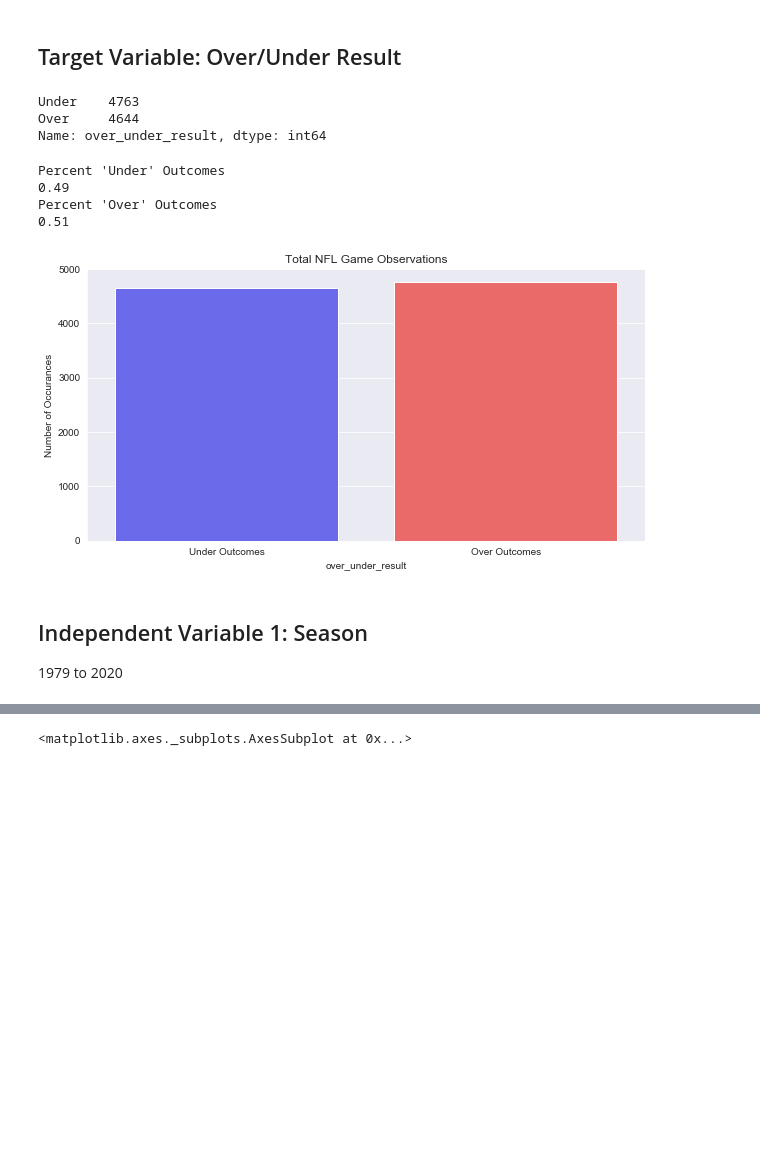
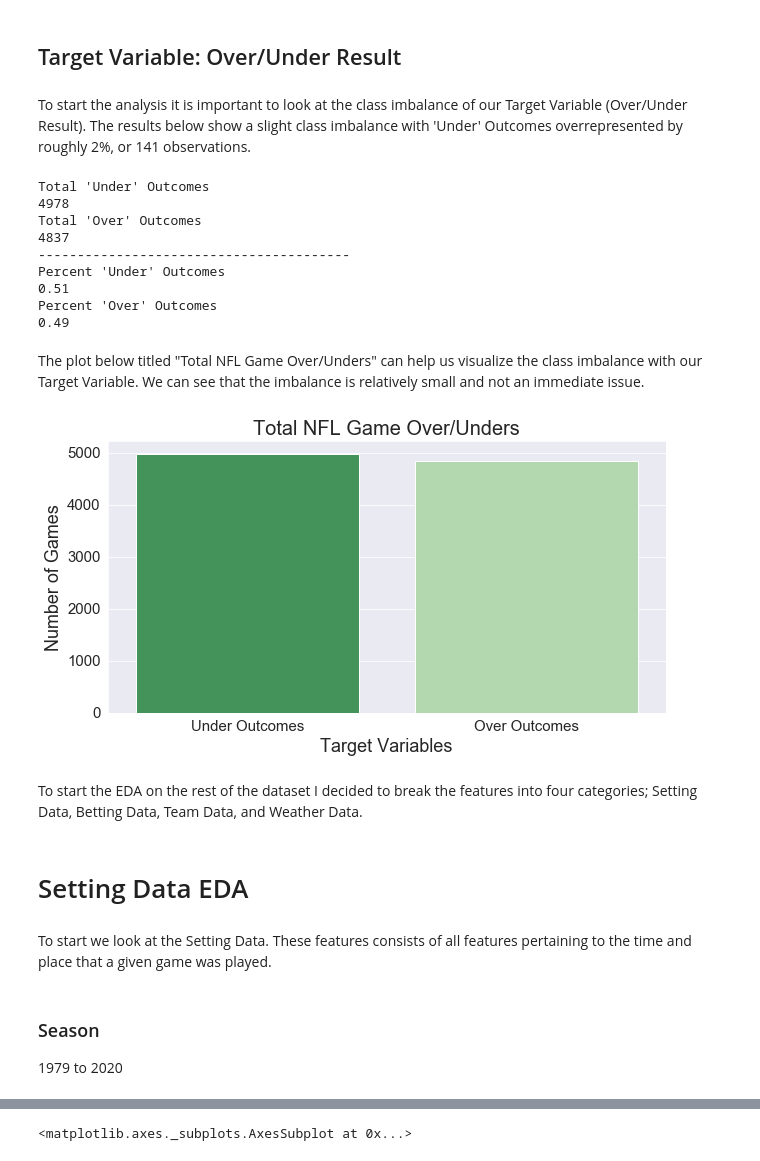
Before and after one commit to azieky/over_under_predictor, a Jupyter notebook: EDA_Notebook.ipynb, the cells around one changed output, grey strips where cells are left out. Saved outputs shown, nothing was run; the diff lists cells and outputs as text; code cells hidden in the pictures; blank space fills up the shorter version.

```diff
--- a/EDA_Notebook.ipynb
+++ b/EDA_Notebook.ipynb
@@ -19,9 +14,8 @@ df = pd.read_csv('data/final_df.csv')
 # %%
-### Drop Null Values *will amend if there is time* ###
-df = df.dropna(subset=['weather_temperature'])
+### Drop Columns not need for EDA ###
+df = df.drop(columns=['stadium_address','stadium_weather_station_code',
+                      'stadium_weather_type','STATION'])
 
-### Drop Columns not need for EDA ###
-df = df.drop(columns=['weather_humidity','weather_detail','stadium_address','stadium_weather_station_code',
-                      'stadium_weather_type','STATION','ELEVATION'])
+df['over_under_result'] = np.where(df['over_under_result'] == 'Over',1,0)
 
-#df['over_under_result'] = np.where(df['over_under_result'] == 'Over',1,0)
+df = df.dropna()
@@ -28,15 +42,14 @@ df = df.drop(columns=['weather_humidity','weather_detail','stadium_address','sta
 # %% [markdown]
 ## Target Variable: Over/Under Result
-# %%
-### Check Class Imbalalance ###
-
-df.over_under_result.value_counts()
-# %% [output]
-Under    4763
-Over     4644
-Name: over_under_result, dtype: int64
+# %% [markdown]
+To start the analysis it is important to look at the class imbalance of our Target Variable (Over/Under Result). The results below show a slight class imbalance with 'Under' Outcomes overrepresented by roughly 2%, or 141 observations.
 # %%
 ### Percentages of Classes ###
+print("Total 'Under' Outcomes")
+print(df.over_under_result.value_counts()[0])
+print("Total 'Over' Outcomes")
+print(df.over_under_result.value_counts()[1])
+print('----------------------------------------')
 print("Percent 'Under' Outcomes")
 print(round((df.groupby(['over_under_result']).over_under_result.count()[0]/
        df.groupby(['over_under_result']).over_under_result.count().sum()),2))
@@ -44,24 +57,37 @@ print("Percent 'Over' Outcomes")
 print(round((df.groupby(['over_under_result']).over_under_result.count()[1]/
        df.groupby(['over_under_result']).over_under_result.count().sum()),2))
 # %% [output]
+Total 'Under' Outcomes
+4978
+Total 'Over' Outcomes
+4837
+----------------------------------------
 Percent 'Under' Outcomes
+0.51
+Percent 'Over' Outcomes
 0.49
-Percent 'Over' Outcomes
-0.51
+# %% [markdown]
+The plot below titled "Total NFL Game Over/Unders" can help us visualize the class imbalance with our Target Variable. We can see that the imbalance is relatively small and not an immediate issue.
 # %%
-### Target Variable Countplot to help Visualize Class Imbalance ###
-
 plt.figure(figsize = (10,5))
 sns.set_style("darkgrid")
-sns.countplot(df['over_under_result'], palette="seismic")
-plt.title('Total NFL Game Observations')
-plt.ylabel('Number of Occurances')
-plt.xticks(np.arange(2), ['Under Outcomes','Over Outcomes'])
+sns.countplot(df['over_under_result'], palette="Greens_r")
+plt.title('Total NFL Game Over/Unders',fontsize = 20)
+plt.ylabel('Number of Games',fontsize = 18)
+plt.xlabel('Target Variables',fontsize = 18)
+plt.yticks(fontsize = 15)
+plt.xticks(np.arange(2), ['Under Outcomes','Over Outcomes'],fontsize = 15)
 plt.show()
 # %% [output]
-[figure, old version]
+[figure, new version]
+# %% [markdown]
+To start the EDA on the rest of the dataset I decided to break the features into four categories; Setting Data, Betting Data, Team Data, and Weather Data.
+# %% [markdown]
+# Setting Data EDA
+# %% [markdown]
+To start we look at the Setting Data. These features consists of all features pertaining to the time and place that a given game was played.
 # %% [markdown]
-## Independent Variable 1: Season
+### Season
 
 1979 to 2020
 # %%
```
Also changed, not shown: parts of 83 cells of this notebook, 13 other files.
